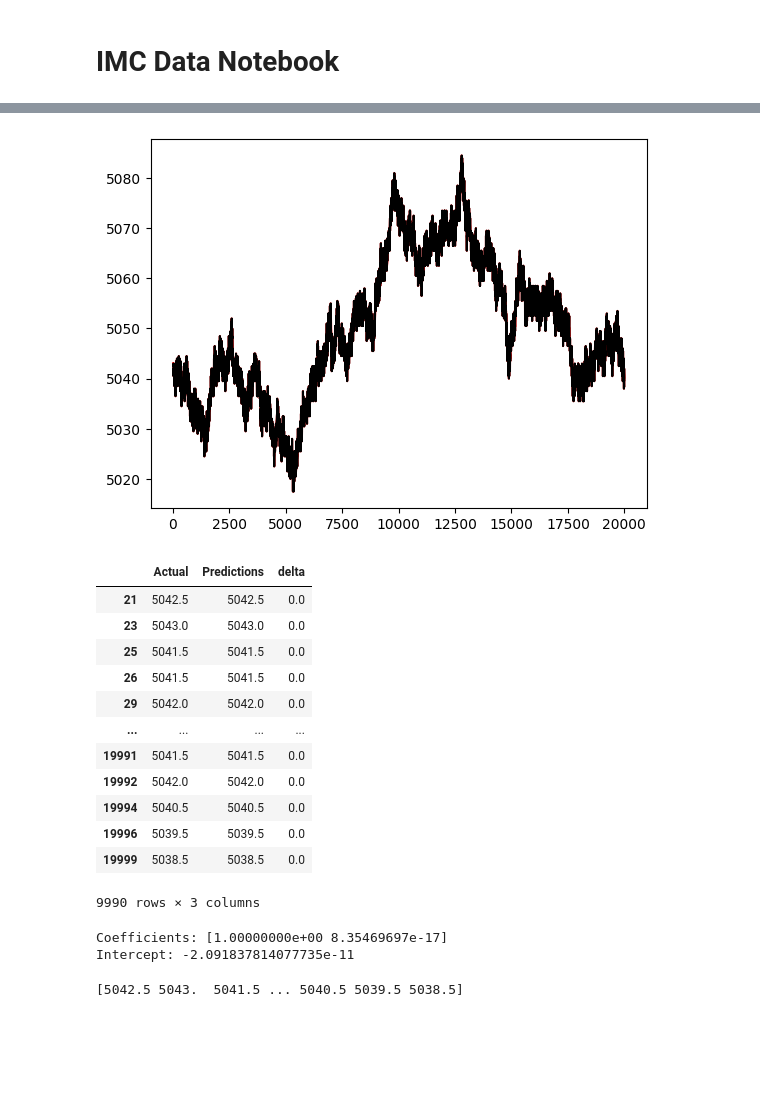
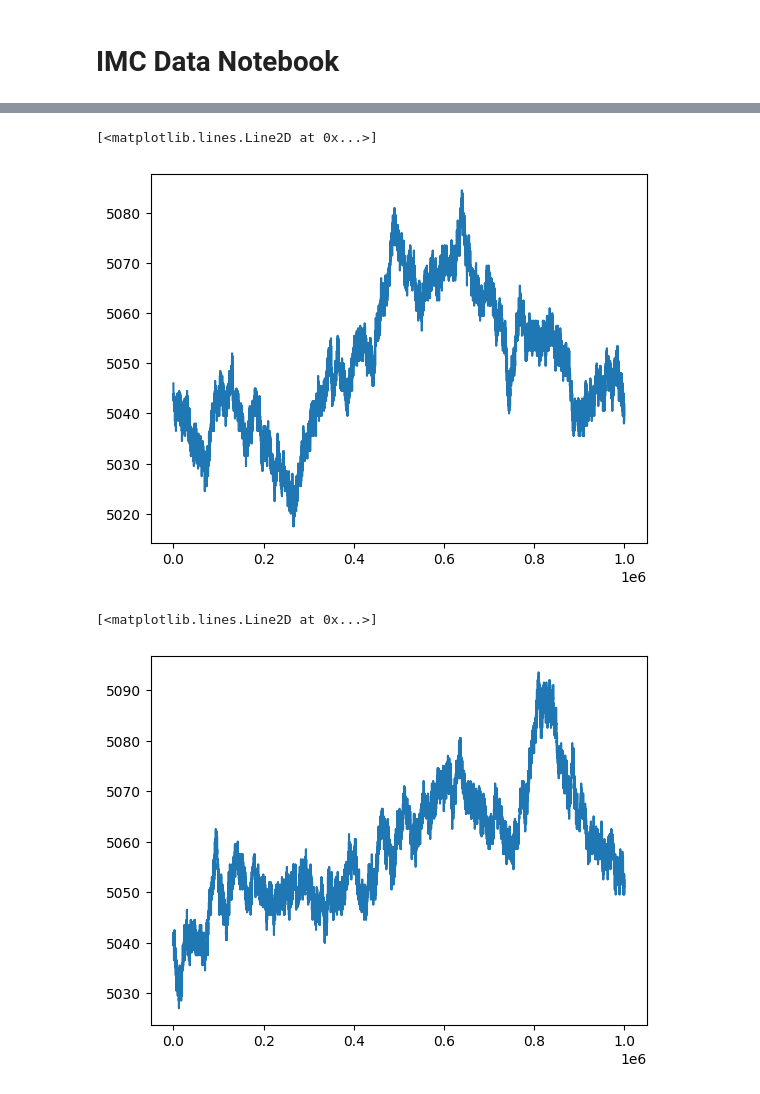
Before and after one commit to albertbw011/IMCProsperity, a Jupyter notebook: IMC Data.ipynb, the cells around one changed output, grey strips where cells are left out. Saved outputs shown, nothing was run; the diff lists cells and outputs as text; code cells hidden in the pictures; blank space fills up the shorter version.

```diff
--- a/IMC Data.ipynb
+++ b/IMC Data.ipynb
@@ -96,50 +73,10 @@ plt.show()
-# %%
-file_input = r"C:\Users\alber\Downloads\round-1-island-data-bottle\prices_round_1_day_-1.csv"
-data = pd.read_csv(file_input, sep = ";")
-
-starfruit_data = data[data["product"] == 'STARFRUIT'].copy()
-starfruit_data.fillna(0, inplace=True)
-rolling_window = 10
-starfruit_data['mid_price_ma5'] = starfruit_data['mid_price'].rolling(window=rolling_window).mean()
-X_test_starfruit = starfruit_data[['mid_price', 'mid_price_ma5']].fillna(0)
-X_test_starfruit = X_test_starfruit[rolling_window:]
-
-new_predictions = model_starfruit.predict(X_test_starfruit)
-plt.figure()
-plt.plot(X_test_starfruit.index, X_test_starfruit, color='red', label='Actual')
-plt.plot(X_test_starfruit.index, new_predictions, color='black', label='Predicted')
-plt.show()
-
-comparison_df = pd.DataFrame({'Actual': X_test_starfruit['mid_price'],
-                              'Predictions': new_predictions})
-comparison_df['delta'] = comparison_df['Predictions'] - comparison_df['Actual']
-comparison_df
-# %% [output]
-[figure, removed]
-|  | Actual | Predictions | delta |
-| 21 | 5042.5 | 5042.5 | 0.0 |
-| 23 | 5043.0 | 5043.0 | 0.0 |
-| 25 | 5041.5 | 5041.5 | 0.0 |
-| 26 | 5041.5 | 5041.5 | 0.0 |
-| 29 | 5042.0 | 5042.0 | 0.0 |
-| ... | ... | ... | ... |
-| 19991 | 5041.5 | 5041.5 | 0.0 |
-| 19992 | 5042.0 | 5042.0 | 0.0 |
-| 19994 | 5040.5 | 5040.5 | 0.0 |
-| 19996 | 5039.5 | 5039.5 | 0.0 |
-| 19999 | 5038.5 | 5038.5 | 0.0 |
-9990 rows × 3 columns
-# %%
-coefficients = model_starfruit.coef_
-print("Coefficients:", coefficients)
-
-intercept = model_starfruit.intercept_
-print("Intercept:", intercept)
-# %% [output]
-Coefficients: [1.00000000e+00 8.35469697e-17]
-Intercept: -2.091837814077735e-11
-# %%
-manual_prediction = np.dot(X_test_starfruit, coefficients) + intercept
-print(manual_prediction)
-# %% [output]
-[5042.5 5043.  5041.5 ... 5040.5 5039.5 5038.5]
+# %%
+plt.plot(starfruit_df1['timestamp'], starfruit_df1['mid_price'])
+# %% [output]
+[<matplotlib.lines.Line2D at 0x...>]
+[figure, added]
+# %%
+plt.plot(starfruit_df0['timestamp'], starfruit_df0['mid_price'])
+# %% [output]
+[<matplotlib.lines.Line2D at 0x...>]
+[figure, added]
```
Also changed, not shown: parts of 8 cells of this notebook, 1 other file.
